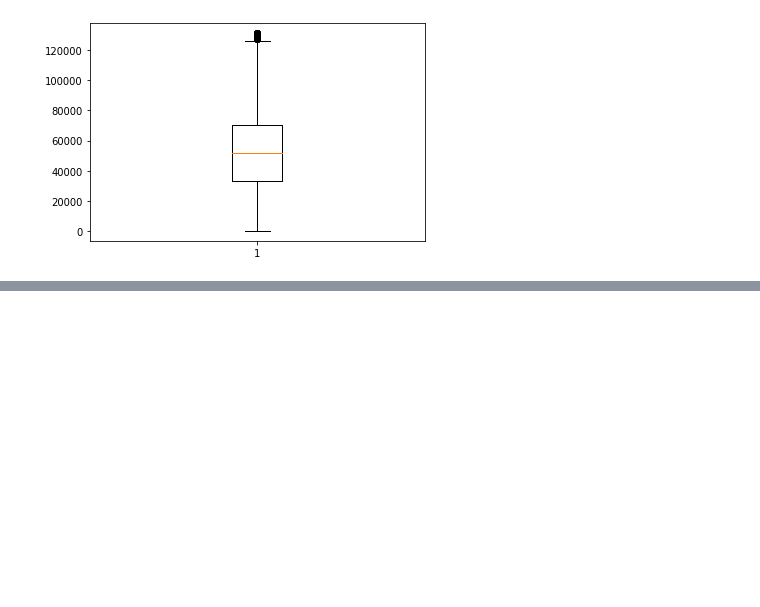
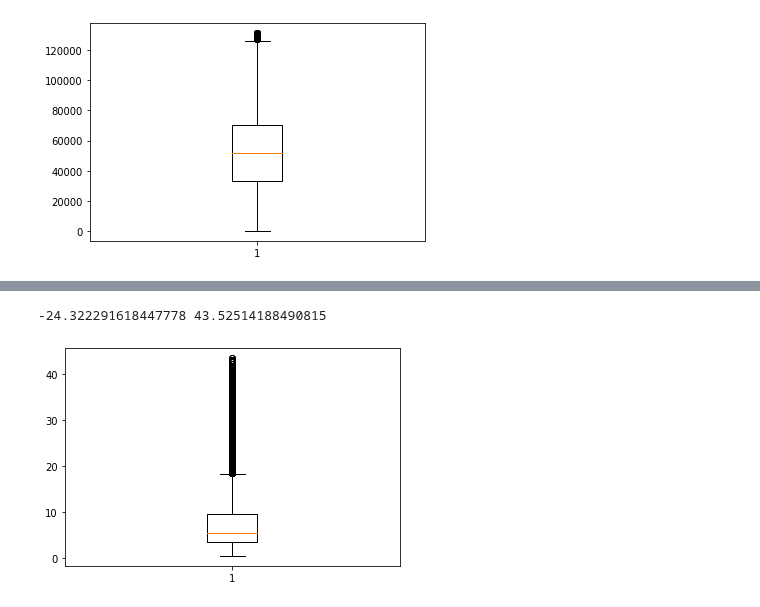
Before and after one commit to goldanghenry/Study, a Jupyter notebook: MachineLearning/used_car_price_prediction.ipynb, the cells around one changed output, grey strips where cells are left out. Drawn from its saved outputs; the diff is of its cells as text; code cells hidden in the pictures; blank space fills up the shorter version.

```diff
--- a/MachineLearning/used_car_price_prediction.ipynb
+++ b/MachineLearning/used_car_price_prediction.ipynb
@@ -140,0 +190,14 @@ print('MSE: ', )
+# %%
+mean = data['Price'].mean()
+std = data['Price'].std()
+lower = mean - (3*std)  # 표준편차 * 3
+upper = mean + (3*std)
+print(lower, upper)
+# %% [output]
+-24.322291618447778 43.52514188490815
+# %%
+data = data[(data['Price'] >= lower) & (data['Price'] <= upper)]
+plt.boxplot(data['Price'])
+plt.show()
+# %% [output]
+[figure, added]
```
Also changed, not shown: parts of 14 cells of this notebook.
